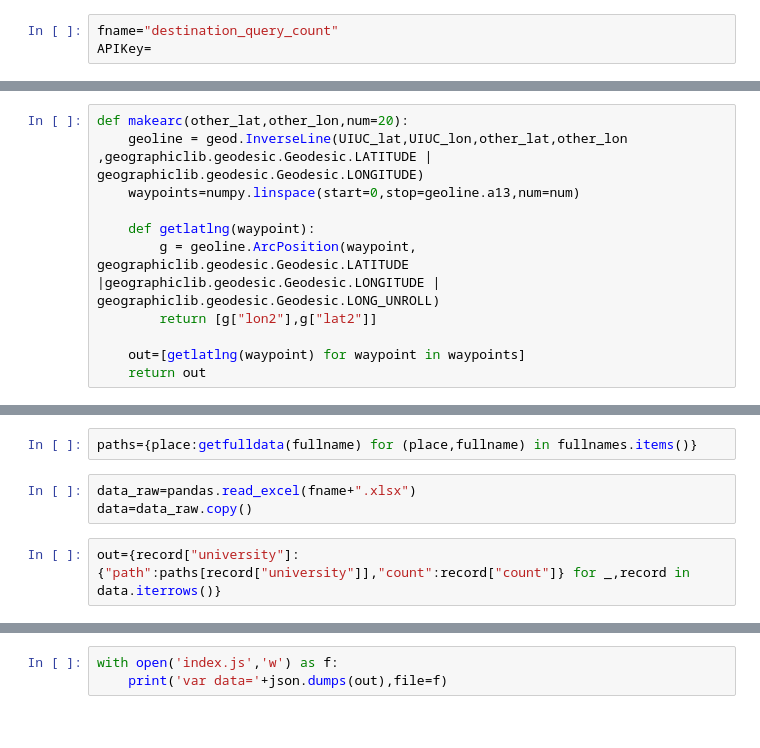
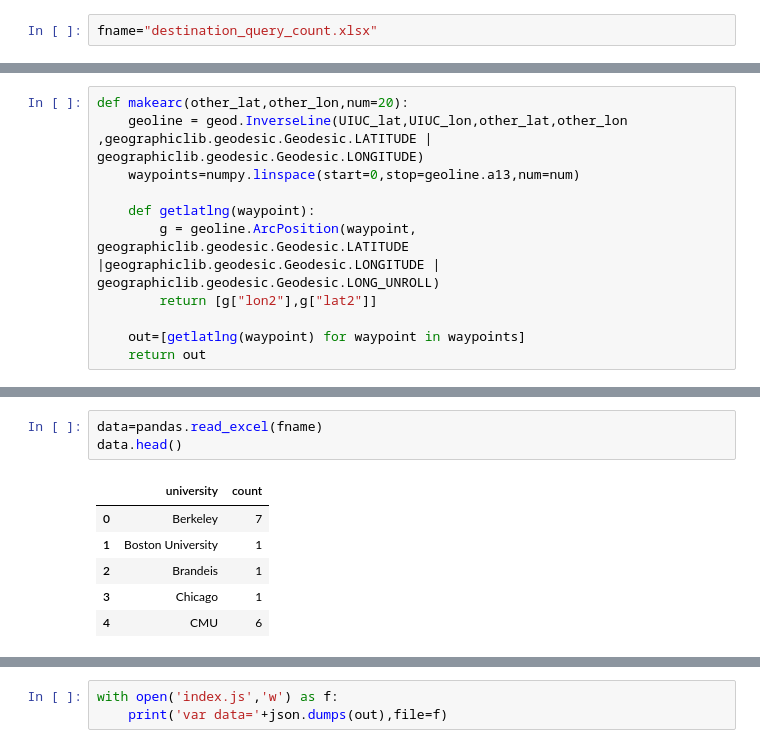
Before and after one commit to richardsowers/grad_school_destinations, a Jupyter notebook: geodesicline.ipynb, the cells around one changed output, grey strips where cells are left out. Drawn from its saved outputs; the diff is of its cells as text.

```diff
--- a/geodesicline.ipynb
+++ b/geodesicline.ipynb
@@ -21,4 +23,3 @@ import urllib.parse
 # %%
-fname="destination_query_count"
-APIKey=
+fname="destination_query_count.xlsx"
 # %%
@@ -108,7 +87,10 @@ fullnames={
-# %%
-paths={place:getfulldata(fullname) for (place,fullname) in fullnames.items()}
 # %%
-data_raw=pandas.read_excel(fname+".xlsx")
-data=data_raw.copy()
+data=pandas.read_excel(fname)
+data.head()
+# %% [output]
+|  | university | count |
+| 0 | Berkeley | 7 |
+| 1 | Boston University | 1 |
+| 2 | Brandeis | 1 |
+| 3 | Chicago | 1 |
+| 4 | CMU | 6 |
-# %%
-out={record["university"]:{"path":paths[record["university"]],"count":record["count"]} for _,record in data.iterrows()}
```
Also changed, not shown: parts of 10 cells of this notebook, 2 other files.
